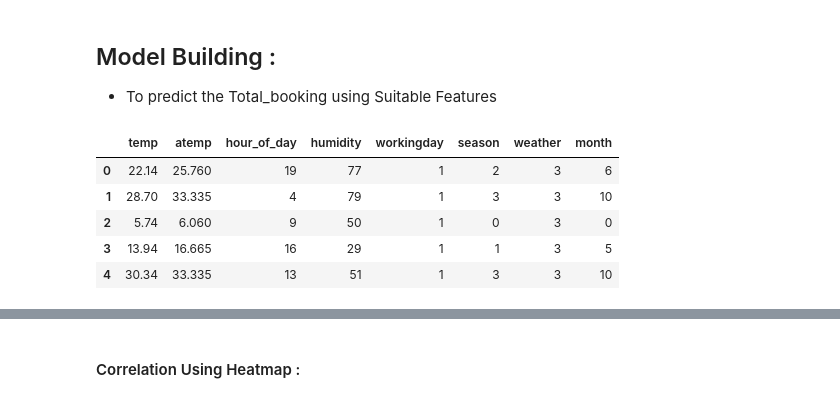
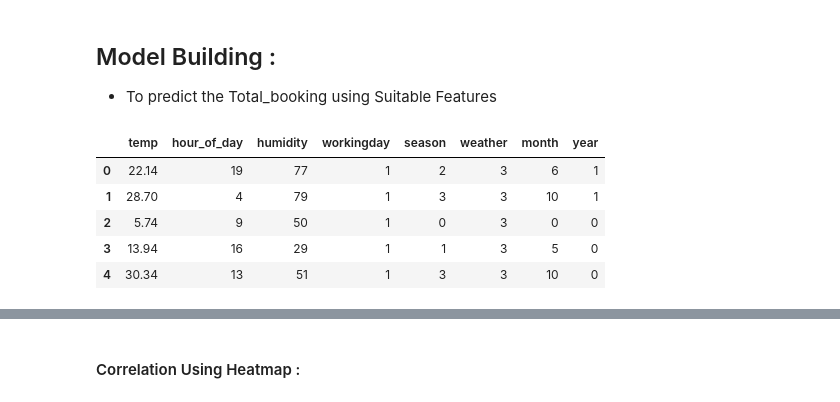
Before and after one commit to Debjeet-Das/Machine_Learning_Projects, a Jupyter notebook: Case_study_1(Ensemble Technique Regression).ipynb, the cells around one changed output, grey strips where cells are left out. Drawn from its saved outputs; the diff is of its cells as text; code cells hidden in the pictures.

```diff
--- a/Case_study_1(Ensemble Technique Regression).ipynb
+++ b/Case_study_1(Ensemble Technique Regression).ipynb
@@ -12,10 +12,10 @@ import matplotlib.pyplot as plt
 import seaborn as sns
 # %%
 # Loading the Training Variables
-train_set = pd.read_csv("train_cs1.csv")
+train_set = pd.read_csv("train.csv")
 
 # Loading the Training Labels
-train_label = pd.read_csv("train_label_cs1.csv",names=["Total_booking"])
+train_label = pd.read_csv("train_label.csv",names=["Total_booking"])
 print("Length of the Training Labels is",len(train_label.iloc[:,0]))
 # %% [output]
 Length of the Training Labels is 8708
@@ -206,3 +206,5 @@ training_set.month.unique()
 # label Encoding the value_counts of each category in weekday
 training_set.weekday = le.fit_transform(training_set.weekday)
 training_set.weekday.unique()
+
+training_set.year = le.fit_transform(training_set.year)
@@ -268,8 +268,8 @@ plt.xticks([1],["windspeed"])
 [figure]
 # %%
 # Dropping the Year column and saving it in the variable YEAR
-YEAR = training_set["year"]
-training_set =training_set.drop("year",axis=1)
+#YEAR = training_set["year"]
+#training_set =training_set.drop("year",axis=1)
 # %% [markdown]
 # Exploratory Data Analysis:
   - Correlation
@@ -286,13 +286,16 @@ training_set =training_set.drop("year",axis=1)
 ## Model Building :
  - To predict the Total_booking using Suitable Features
 # %%
-IV = training_set[["temp","atemp","hour_of_day","humidity","workingday","season","weather","month"]]#.apply(lambda x: np.log(x+1))
+IV = training_set[["temp","hour_of_day","humidity","workingday","season","weather","month","year"]]
+from sklearn.preprocessing import StandardScaler
+sc = StandardScaler()
+sc_IV = sc.fit_transform(IV)
 DV = training_set['Total_booking']
 IV.head()
 # %% [output]
-|  | temp | atemp | hour_of_day | humidity | workingday | season | weather | month |
-| 0 | 22.14 | 25.760 | 19 | 77 | 1 | 2 | 3 | 6 |
-| 1 | 28.70 | 33.335 | 4 | 79 | 1 | 3 | 3 | 10 |
-| 2 | 5.74 | 6.060 | 9 | 50 | 1 | 0 | 3 | 0 |
-| 3 | 13.94 | 16.665 | 16 | 29 | 1 | 1 | 3 | 5 |
-| 4 | 30.34 | 33.335 | 13 | 51 | 1 | 3 | 3 | 10 |
+|  | temp | hour_of_day | humidity | workingday | season | weather | month | year |
+| 0 | 22.14 | 19 | 77 | 1 | 2 | 3 | 6 | 1 |
+| 1 | 28.70 | 4 | 79 | 1 | 3 | 3 | 10 | 1 |
+| 2 | 5.74 | 9 | 50 | 1 | 0 | 3 | 0 | 0 |
+| 3 | 13.94 | 16 | 29 | 1 | 1 | 3 | 5 | 0 |
+| 4 | 30.34 | 13 | 51 | 1 | 3 | 3 | 10 | 0 |
```
Also changed, not shown: parts of 12 cells of this notebook.
